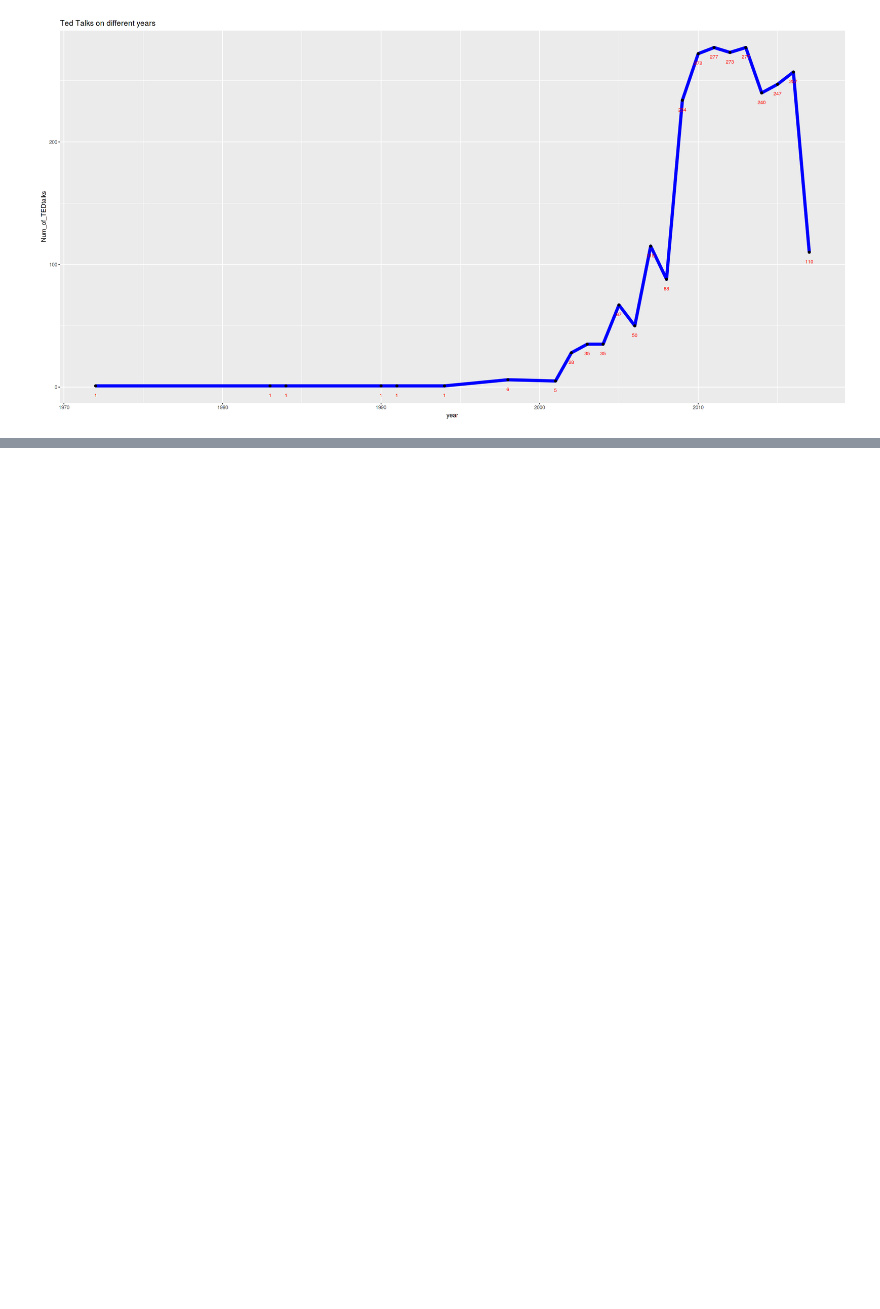
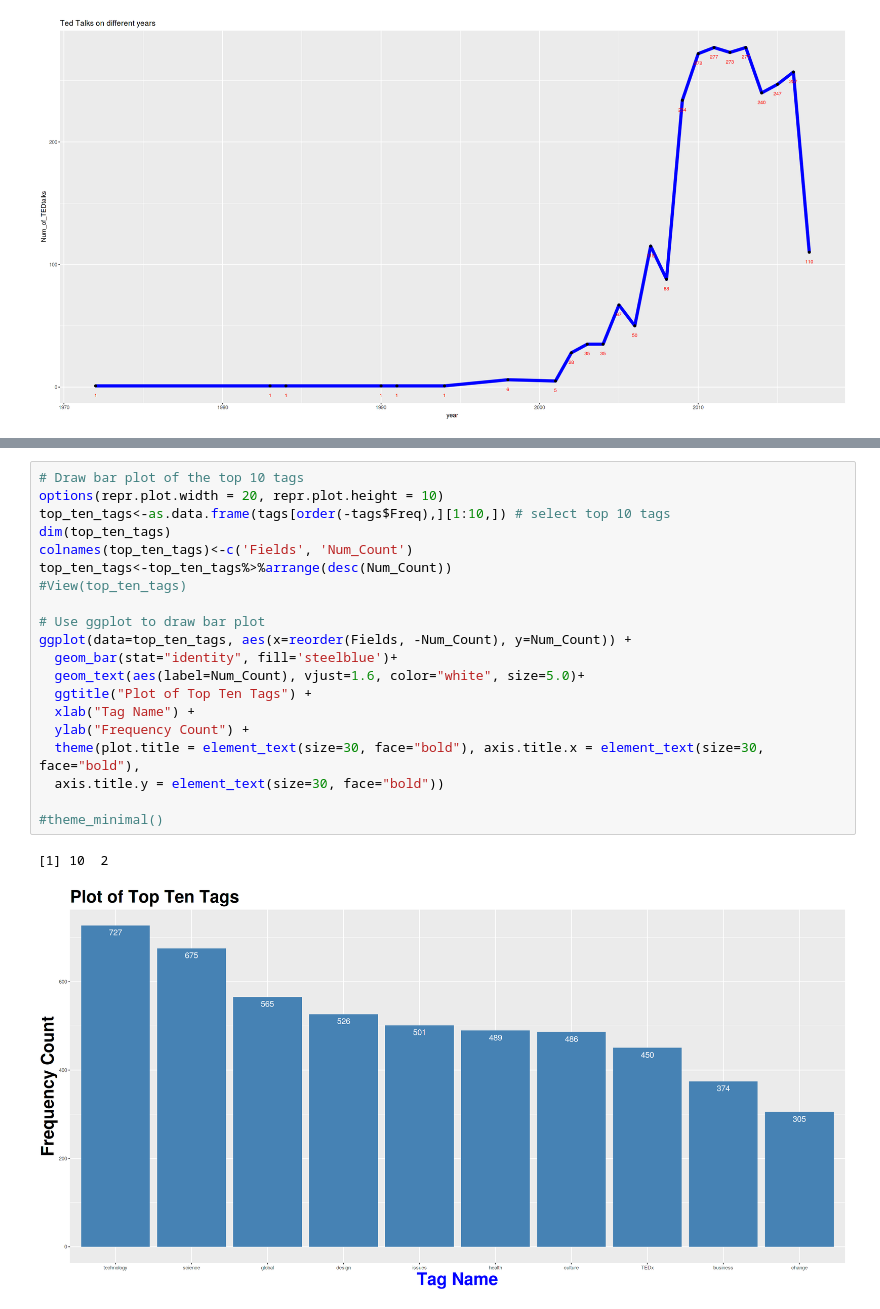
Before and after one commit to ddelvadia/TedTalk, a Jupyter notebook: TedTalk.ipynb, the cells around one changed output, grey strips where cells are left out. Saved outputs shown, nothing was run; the diff lists cells and outputs as text; blank space fills up the shorter version.

```diff
--- a/TedTalk.ipynb
+++ b/TedTalk.ipynb
@@ -201,0 +235,23 @@ tags<-as.character(tags)
+# %%
+# Draw bar plot of the top 10 tags
+options(repr.plot.width = 20, repr.plot.height = 10)
+top_ten_tags<-as.data.frame(tags[order(-tags$Freq),][1:10,]) # select top 10 tags
+dim(top_ten_tags)
+colnames(top_ten_tags)<-c('Fields', 'Num_Count')
+top_ten_tags<-top_ten_tags%>%arrange(desc(Num_Count))
+#View(top_ten_tags)
+
+# Use ggplot to draw bar plot
+ggplot(data=top_ten_tags, aes(x=reorder(Fields, -Num_Count), y=Num_Count)) +
+  geom_bar(stat="identity", fill='steelblue')+
+  geom_text(aes(label=Num_Count), vjust=1.6, color="white", size=5.0)+
+  ggtitle("Plot of Top Ten Tags") +
+  xlab("Tag Name") +
+  ylab("Frequency Count") +
+  theme(plot.title = element_text(size=30, face="bold"), axis.title.x = element_text(size=30, face="bold"),
+  axis.title.y = element_text(size=30, face="bold"))
+
+#theme_minimal()
+# %% [output]
+[1] 10  2
+[figure, added]
```
Also changed, not shown: parts of 4 cells of this notebook.
